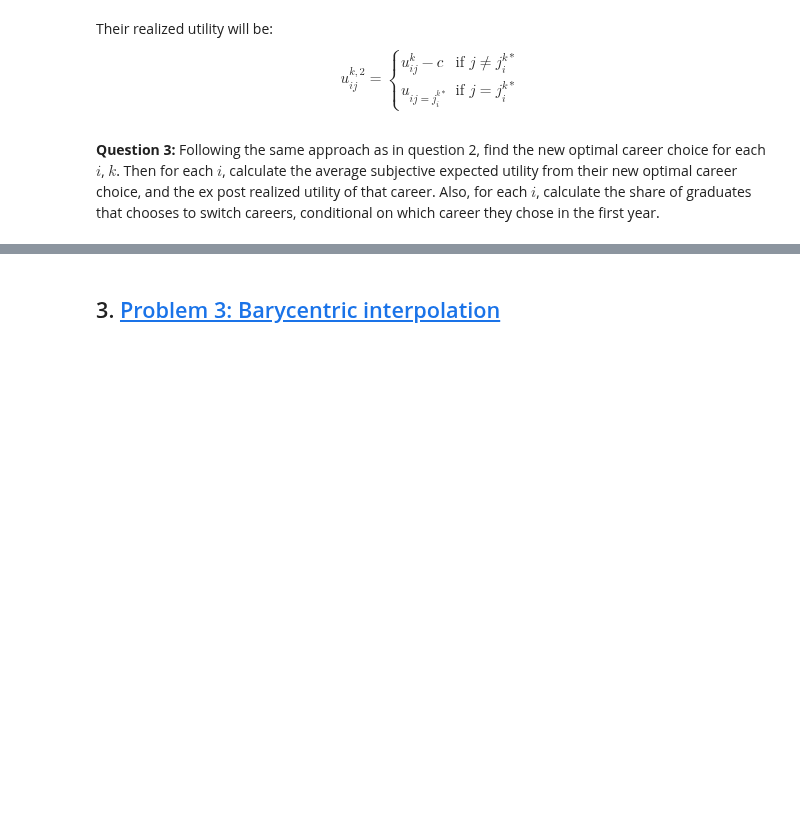
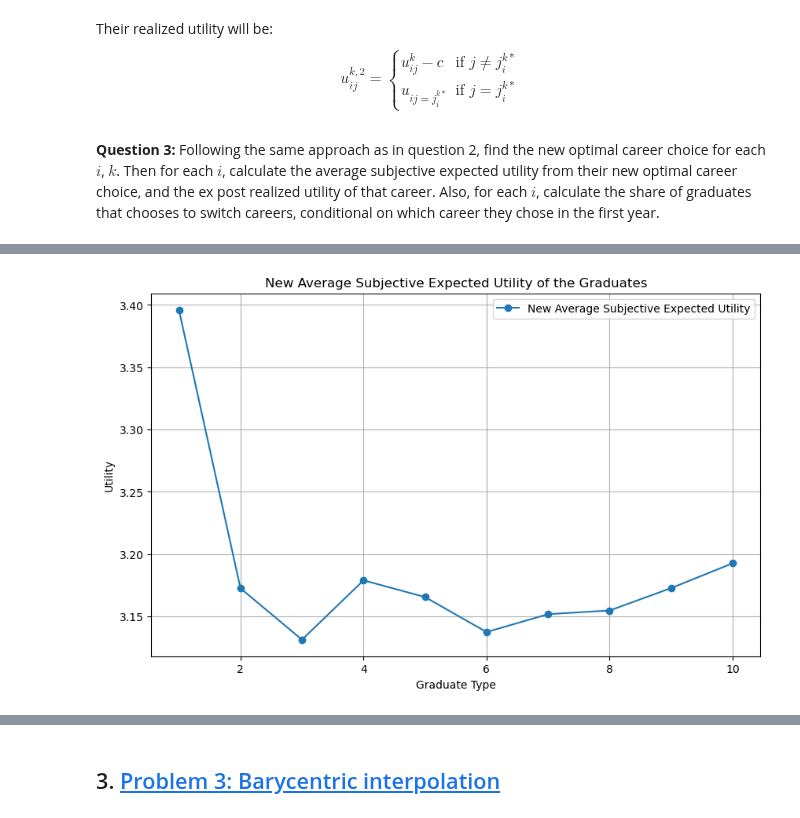
Before and after one commit to NumEconCopenhagen/projects-2024-isabel_nicole_snorri, a Jupyter notebook: EXAM 2024/examproject/exam_2024.ipynb, the cells around one changed output, grey strips where cells are left out. Saved outputs shown, nothing was run; the diff lists cells and outputs as text; code cells hidden in the pictures; blank space fills up the shorter version.

```diff
--- a/EXAM 2024/examproject/exam_2024.ipynb
+++ b/EXAM 2024/examproject/exam_2024.ipynb
@@ -577,0 +767,96 @@ $$
+# %%
+# We use np.zeros to initialize storage for the new chosen careers etc.
+new_chosen_careers = np.zeros((par.N, par.K), dtype=int)
+new_prior_expectations = np.zeros((par.N, par.K))
+new_realized_values = np.zeros((par.N, par.K))
+switching_decisions = np.zeros((par.N, par.K), dtype=int)
+
+for k in range(par.K):
+    for i in range(par.N):  # For each person i in range N
+        initial_career = chosen_careers[i, k]
+        initial_realized_utility = realized_values[i, k]
+
+        # Calculate new priors including switching cost
+        new_priors = np.zeros(par.J)
+        for j in range(par.J):
+            if j == initial_career:
+                new_priors[j] = initial_realized_utility
+            else:
+                F_i = par.F[i]
+                eps_fj = np.random.normal(0, par.sigma, (F_i, par.J))
+                prior_utilities = par.v + np.mean(eps_fj, axis=0)
+                new_priors[j] = prior_utilities[j] - par.c
+
+        # Determine new optimal career choice
+        new_career = np.argmax(new_priors)
+
+        # Store the new chosen careers, prior expectation, and realized value
+        new_chosen_careers[i, k] = new_career
+        new_prior_expectations[i, k] = new_priors[new_career]
+        new_realized_values[i, k] = initial_realized_utility if new_career == initial_career else par.v[new_career] + np.random.normal(0, par.sigma)
+        switching_decisions[i, k] = int(new_career != initial_career)
+
+# Calculate new average subjective expected utility, average realized utility, and switching decisions
+new_share = np.zeros((par.N, par.J))
+new_avg_prior_expectations = np.zeros(par.N)
+new_avg_realized_values = np.zeros(par.N)
+
+# Calculate conditional switching rates
+conditional_switching_rates = np.zeros((par.J, par.N))
+
+for i in range(par.N):
+    for j in range(par.J):
+        new_share[i, j] = np.mean(new_chosen_careers[i, :] == j)
+
+    new_avg_prior_expectations[i] = np.mean(new_prior_expectations[i, :])
+    new_avg_realized_values[i] = np.mean(new_realized_values[i, :])
+
+for j in range(par.J):
+    for i in range(par.N):
+        initial_career_filter = (chosen_careers[i, :] == j)
+        if np.sum(initial_career_filter) > 0:
+            conditional_switching_rates[j, i] = np.mean(switching_decisions[i, :][initial_career_filter])
+
+# Create a DataFrame to display the new results
+new_data = {
+    "Graduate Type": np.arange(1, par.N + 1),
+    "New Share in Career 1": new_share[:, 0],
+    "New Share in Career 2": new_share[:, 1],
+    "New Share in Career 3": new_share[:, 2],
+    "New Average Subjective Expected Utility": new_avg_prior_expectations,
+    "New Average Ex Post Realized Utility": new_avg_realized_values
+}
+
+new_df = pd.DataFrame(new_data)
+
+# Display the new results
+print(new_df)
+
+# Display conditional switching rates
+conditional_switching_rates_df = pd.DataFrame(
+    conditional_switching_rates.T,
+    columns=["Switching Rate if Initially Career 1", "Switching Rate if Initially Career 2", "Switching Rate if Initially Career 3"]
+)
+
+print(conditional_switching_rates_df)
+
+# Plot the new average subjective expected utility of the graduates
+plt.figure(figsize=(10, 6))
+plt.plot(np.arange(1, par.N + 1), new_avg_prior_expectations, marker='o', label='New Average Subjective Expected Utility')
+plt.xlabel('Graduate Type')
+plt.ylabel('Utility')
+plt.title('New Average Subjective Expected Utility of the Graduates')
+plt.legend()
+plt.grid(True)
+plt.show()
+
+# Plot the new average ex post realized utility of the graduates
+plt.figure(figsize=(10, 6))
+plt.plot(np.arange(1, par.N + 1), new_avg_realized_values, marker='s', label='New Average Ex Post Realized Utility')
+plt.xlabel('Graduate Type')
+plt.ylabel('Utility')
+plt.title('New Average Ex Post Realized Utility of the Graduates')
+plt.legend()
+plt.grid(True)
+plt.show()
+# %% [output]
@@ -577,0 +880 @@ $$
+[figure, added]
```
Also changed, not shown: parts of 21 cells of this notebook.
